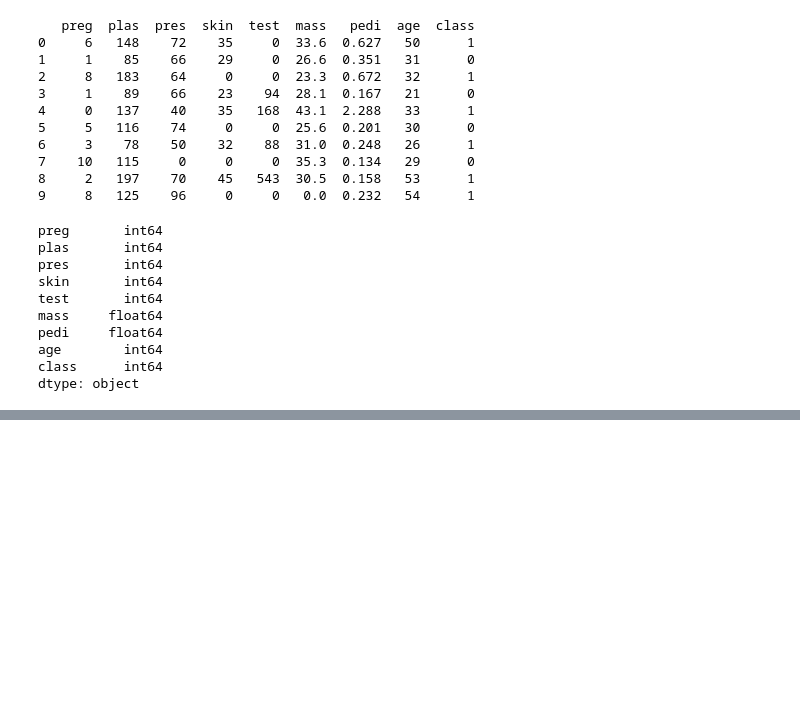
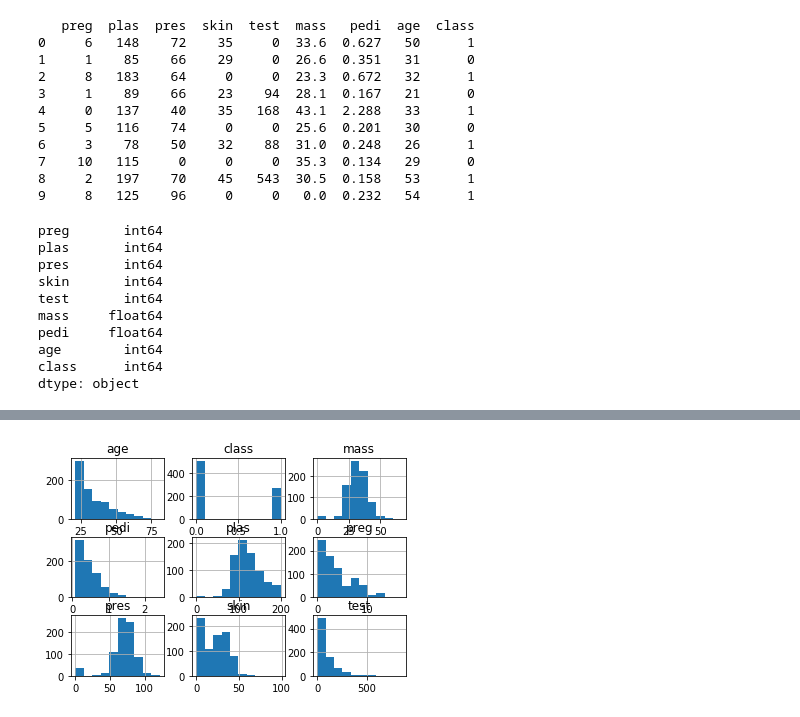
Before and after one commit to Akif-Mufti/Deep-learning-2.0, a Jupyter notebook: LearningML1.ipynb, the cells around one changed output, grey strips where cells are left out. Cells and saved outputs as stored; diff of their text form; code cells hidden in the pictures; blank space fills up the shorter version.

```diff
--- a/LearningML1.ipynb
+++ b/LearningML1.ipynb
@@ -54,0 +142,16 @@ dtype: object
+# %%
+# A fast way to get an idea of the distribution of each attribute is to look at histograms. Histograms
+# group data into bins and provide you a count of the number of observations in each bin. From
+# the shape of the bins you can quickly get a feeling for whether an attribute is Gaussian, skewed
+# or even has an exponential distribution.
+
+# Univariate Histograms
+from matplotlib import pyplot
+from pandas import read_csv
+filename = 'pima-indians-diabetes.data.csv'
+names = ['preg', 'plas', 'pres', 'skin', 'test', 'mass', 'pedi', 'age', 'class']
+data = read_csv(filename, names=names)
+data.hist()
+pyplot.show()
+# %% [output]
+[figure, added]
```
Also changed, not shown: parts of 7 cells of this notebook.
